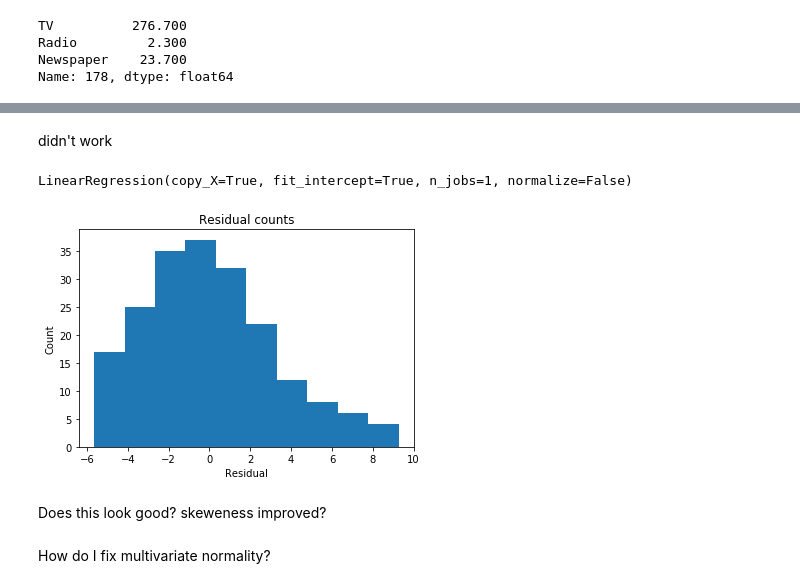
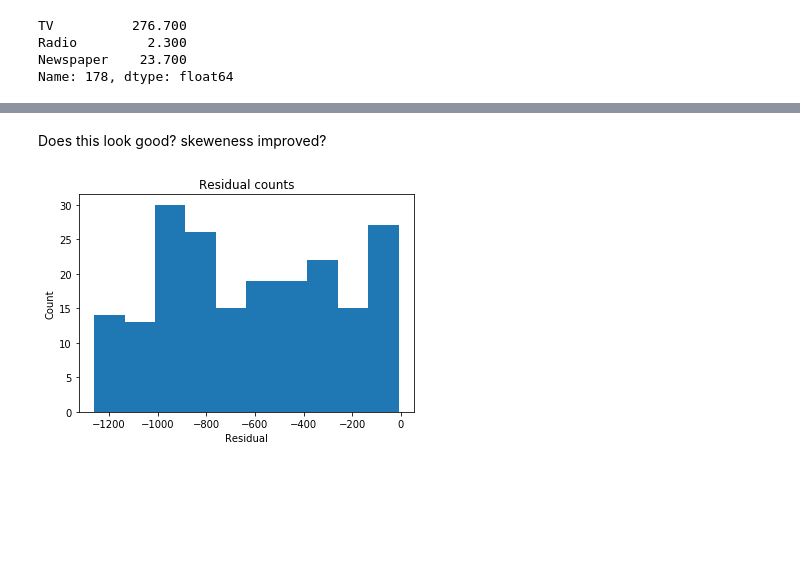
Before and after one commit to Tinsae/Thinkful-Data-Science, a Jupyter notebook: DS/Unit 2/2.4.3+The+Extraordinary+Power+of+Explanatory+Power.ipynb, the cells around one changed output, grey strips where cells are left out. Saved outputs shown, nothing was run; the diff lists cells and outputs as text; code cells hidden in the pictures; blank space fills up the shorter version.

```diff
--- a/DS/Unit 2/2.4.3+The+Extraordinary+Power+of+Explanatory+Power.ipynb
+++ b/DS/Unit 2/2.4.3+The+Extraordinary+Power+of+Explanatory+Power.ipynb
@@ -296,32 +301,17 @@ plt.show()
-# %% [markdown]
-didn't work
-# %%
-# Let me try to take log of the features after deleting the outliers
-
-# added epislon to prevent log(0) error
-
-Xt = np.log(Xs + 1e-20)
-Yt = Ys
-regr.fit(Xt, Yt)
-# %% [output]
-LinearRegression(copy_X=True, fit_intercept=True, n_jobs=1, normalize=False)
-# %%
-# Extract predicted values.
-predictedt = regr.predict(Xt).ravel()
-actualt = data['Sales'].drop([5,130])
-
-# Calculate the error, also called the residual.
-residualt = actualt - predictedt
-
-# This looks a bit concerning.
-plt.hist(residualt)
-plt.title('Residual counts')
-plt.xlabel('Residual')
-plt.ylabel('Count')
-plt.show()
-# %% [output]
-[figure, removed]
 # %% [markdown]
 Does this look good? skeweness improved?
-# %% [markdown]
-How do I fix multivariate normality?
+# %%
+predicted = regr.predict(X).ravel()
+actual = np.sqrt(data['Sales'])
+
+# Calculate the error, also called the residual.
+residual = actual - predicted
+
+# This looks a bit concerning.
+plt.hist(residual)
+plt.title('Residual counts')
+plt.xlabel('Residual')
+plt.ylabel('Count')
+plt.show()
+# %% [output]
+[figure, added]
```
Also changed, not shown: parts of 12 cells of this notebook.
